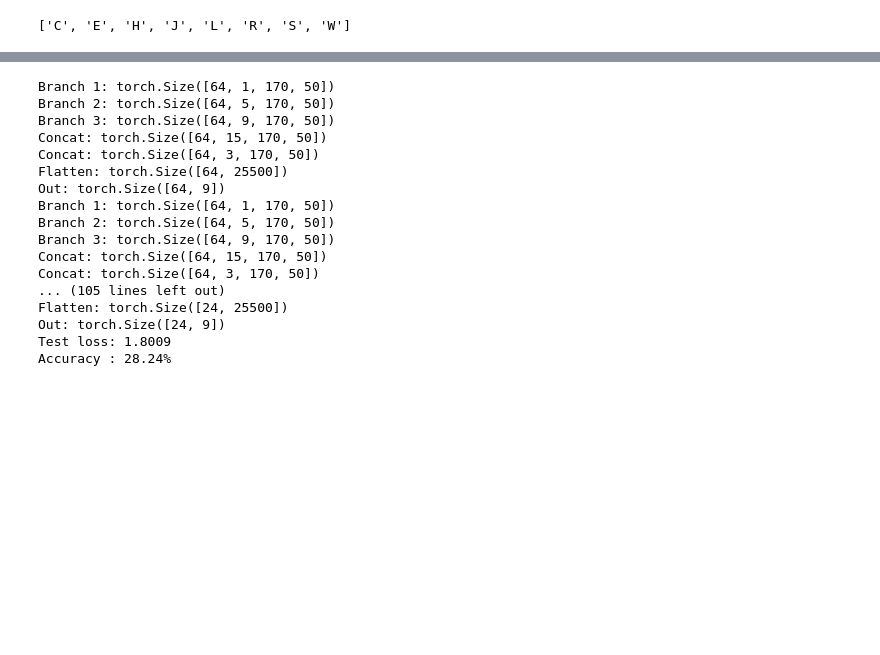
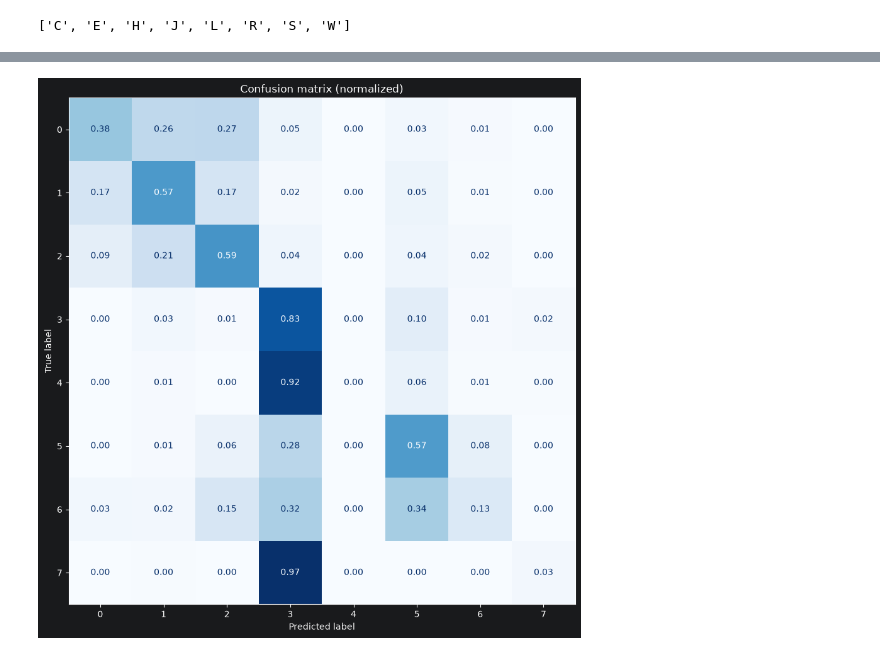
Before and after one commit to matteomanzini/Human-Activity-Recognition-using-Wi-Fi, a Jupyter notebook: Progetto/DatasetWIFI2.ipynb, the cells around one changed output, grey strips where cells are left out. Drawn from its saved outputs; the diff is of its cells as text; code cells hidden in the pictures; blank space fills up the shorter version.

```diff
--- a/Progetto/DatasetWIFI2.ipynb
+++ b/Progetto/DatasetWIFI2.ipynb
@@ -553,9 +608,15 @@ Out: torch.Size([64, 9])
 # %%
+model.load_state_dict(torch.load("best_model.pth"))
+
 model.eval()
 
 all_inputs = []
 all_outputs = []
 all_labels = []
+
+correct = 0
+total = 0
+total_loss = 0.0
 
 with torch.no_grad():
     test_iterator = tqdm(test_dataloader)
@@ -565,11 +626,23 @@ with torch.no_grad():
         all_inputs.append(batch_x)
         all_outputs.append(out)
         all_labels.append(batch_y)
+        loss = loss_fn(out, batch_y)
 
-all_inputs  = torch.cat(all_inputs)
+        pred = out.argmax(dim=1)
+        total_loss += loss.item() * batch_x.size(0)
+
+        correct += (pred == batch_y).sum().item()
+        total += batch_y.size(0)
+
+avg_loss = total_loss / total
+accuracy = correct / total
+
+all_inputs = torch.cat(all_inputs)
 all_outputs = torch.cat(all_outputs)
-all_labels  = torch.cat(all_labels)
+all_labels = torch.cat(all_labels)
 
 test_loss = loss_fn(all_outputs, all_labels)
 print(f"AVERAGE TEST LOSS: {test_loss}")
+print(f"Test loss: {avg_loss:.4f}")
+print(f"Accuracy : {accuracy:.2%}")
 # %% [output]
@@ -656,41 +652,13 @@ Branch 2: torch.Size([64, 5, 170, 50])
-# %%
-total_loss = 0.0
-correct = 0
-total = 0
-
-with torch.no_grad():
-    for batch_x, batch_y, _, _ in test_dataloader:
-
-        out = model(batch_x)
-
-        loss = loss_fn(out, batch_y)
-        total_loss += loss.item() * batch_x.size(0)
-
-        pred = out.argmax(dim=1)
-
-        correct += (pred == batch_y).sum().item()
-        total += batch_y.size(0)
-
-avg_loss = total_loss / total
-accuracy = correct / total
-
-print(f"Test loss: {avg_loss:.4f}")
-print(f"Accuracy : {accuracy:.2%}")
-# %% [output]
-Branch 1: torch.Size([64, 1, 170, 50])
-Branch 2: torch.Size([64, 5, 170, 50])
-Branch 3: torch.Size([64, 9, 170, 50])
-Concat: torch.Size([64, 15, 170, 50])
-Concat: torch.Size([64, 3, 170, 50])
-Flatten: torch.Size([64, 25500])
-Out: torch.Size([64, 9])
-Branch 1: torch.Size([64, 1, 170, 50])
-Branch 2: torch.Size([64, 5, 170, 50])
-Branch 3: torch.Size([64, 9, 170, 50])
-Concat: torch.Size([64, 15, 170, 50])
-Concat: torch.Size([64, 3, 170, 50])
-... (105 lines left out)
-Flatten: torch.Size([24, 25500])
-Out: torch.Size([24, 9])
-Test loss: 1.8009
-Accuracy : 28.24%
+# %%
+pre_index = torch.tensor([s.argmax() for s in all_outputs])
+cm = confusion_matrix(all_labels, pre_index, normalize="true")
+class_names = [0, 1, 2, 3, 4, 5, 6, 7]
+disp = ConfusionMatrixDisplay(confusion_matrix=cm, display_labels=[0, 1, 2, 3, 4, 5, 6, 7])
+
+fig, ax = plt.subplots(figsize=(9, 9))
+disp.plot(ax=ax, cmap="Blues", values_format=".2f", colorbar=False)
+plt.title("Confusion matrix (normalized)")
+plt.tight_layout()
+plt.show()
+# %% [output]
+[figure, added]
```
Also changed, not shown: parts of 38 cells of this notebook.
